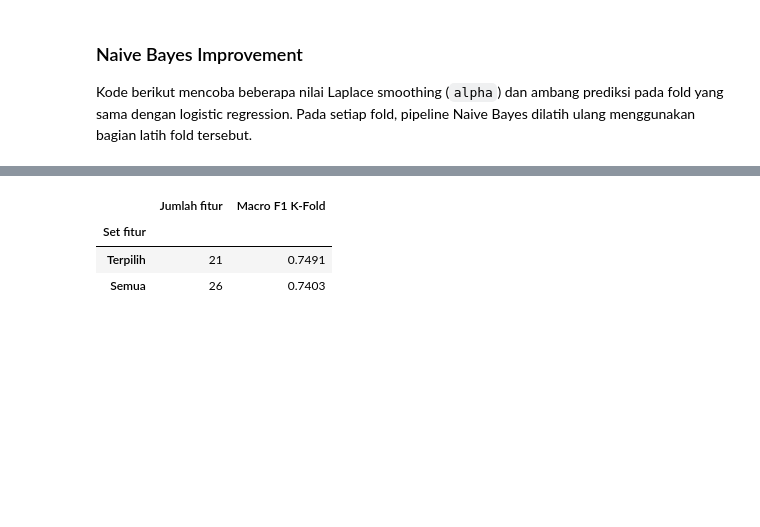
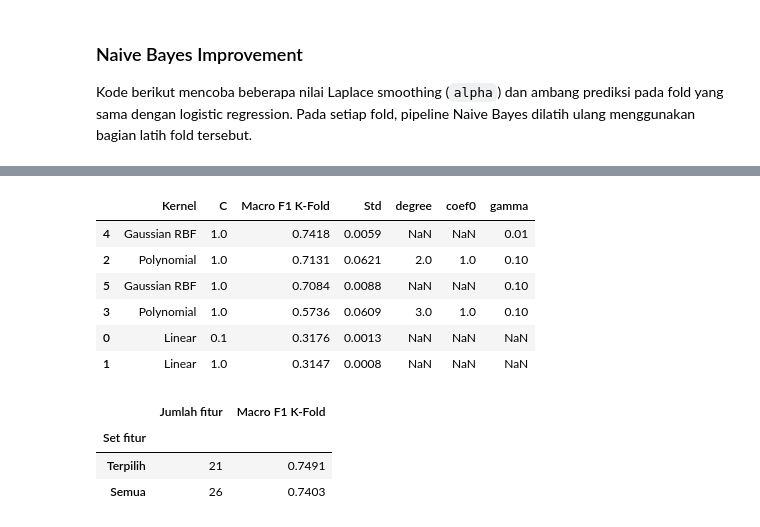
Before and after one commit to Hagon47/IF3170_G24_AyamNutellaBear, a Jupyter notebook: src/notebook/notebook.ipynb, the cells around one changed output, grey strips where cells are left out. Saved outputs shown, nothing was run; the diff lists cells and outputs as text; code cells hidden in the pictures; blank space fills up the shorter version.

```diff
--- a/src/notebook/notebook.ipynb
+++ b/src/notebook/notebook.ipynb
@@ -1457,3 +1545,42 @@ nb_cv_summary.unstack('Ambang').round(4)
+# %%
+svm_grid = {
+    'Linear': [{'C': C} for C in (0.1, 1.0)],
+    'Polynomial': [{'C': C, 'degree': degree, 'coef0': 1.0, 'gamma': gamma}
+                   for C in (1.0,) for degree in (2, 3) for gamma in (0.1,)],
+    'Gaussian RBF': [{'C': C, 'gamma': gamma} for C in (1.0,) for gamma in (0.01, 0.1)],
+}
+
+svm_folds = StratifiedKFold(n_splits=3, shuffle=True, random_state=CFG.SEED)
+svm_splits = list(svm_folds.split(X_train_pca, y_train_pca))
+
+svm_tuning_rows = []
+for kernel_name, options_list in svm_grid.items():
+    kernel = {'Linear': 'linear', 'Polynomial': 'polynomial', 'Gaussian RBF': 'rbf'}[kernel_name]
+    for options in options_list:
+        fold_scores = []
+        for fit_idx, eval_idx in svm_splits:
+            X_fit, y_fit = X_train_pca[fit_idx], y_train_pca[fit_idx]
+            model = Svm(kernel=kernel, n_iters=80, learning_rate=1e-3, tolerance=1e-4, **options)
+            model.fit(X_fit, y_fit)
+            pred = model.predict(X_train_pca[eval_idx])
+            fold_scores.append(f1_score(y_train_pca[eval_idx], pred, average='macro'))
+        svm_tuning_rows.append({
+            'Kernel': kernel_name,
+            **options,
+            'Macro F1 K-Fold': np.mean(fold_scores),
+            'Std': np.std(fold_scores),
+        })
+
+svm_tuning = pd.DataFrame(svm_tuning_rows).sort_values('Macro F1 K-Fold', ascending=False)
+svm_tuning.round(4)
+# %% [output]
+|  | Kernel | C | Macro F1 K-Fold | Std | degree | coef0 | gamma |
+| 4 | Gaussian RBF | 1.0 | 0.7418 | 0.0059 | NaN | NaN | 0.01 |
+| 2 | Polynomial | 1.0 | 0.7131 | 0.0621 | 2.0 | 1.0 | 0.10 |
+| 5 | Gaussian RBF | 1.0 | 0.7084 | 0.0088 | NaN | NaN | 0.10 |
+| 3 | Polynomial | 1.0 | 0.5736 | 0.0609 | 3.0 | 1.0 | 0.10 |
+| 0 | Linear | 0.1 | 0.3176 | 0.0013 | NaN | NaN | NaN |
+| 1 | Linear | 1.0 | 0.3147 | 0.0008 | NaN | NaN | NaN |
 # %%
 nb_feature_sets = {'Terpilih': FEATURES_NB_SELECTED, 'Semua': FEATURES_NB}
 nb_feature_rows = []
```
Also changed, not shown: parts of 13 cells of this notebook, 1 other file.
